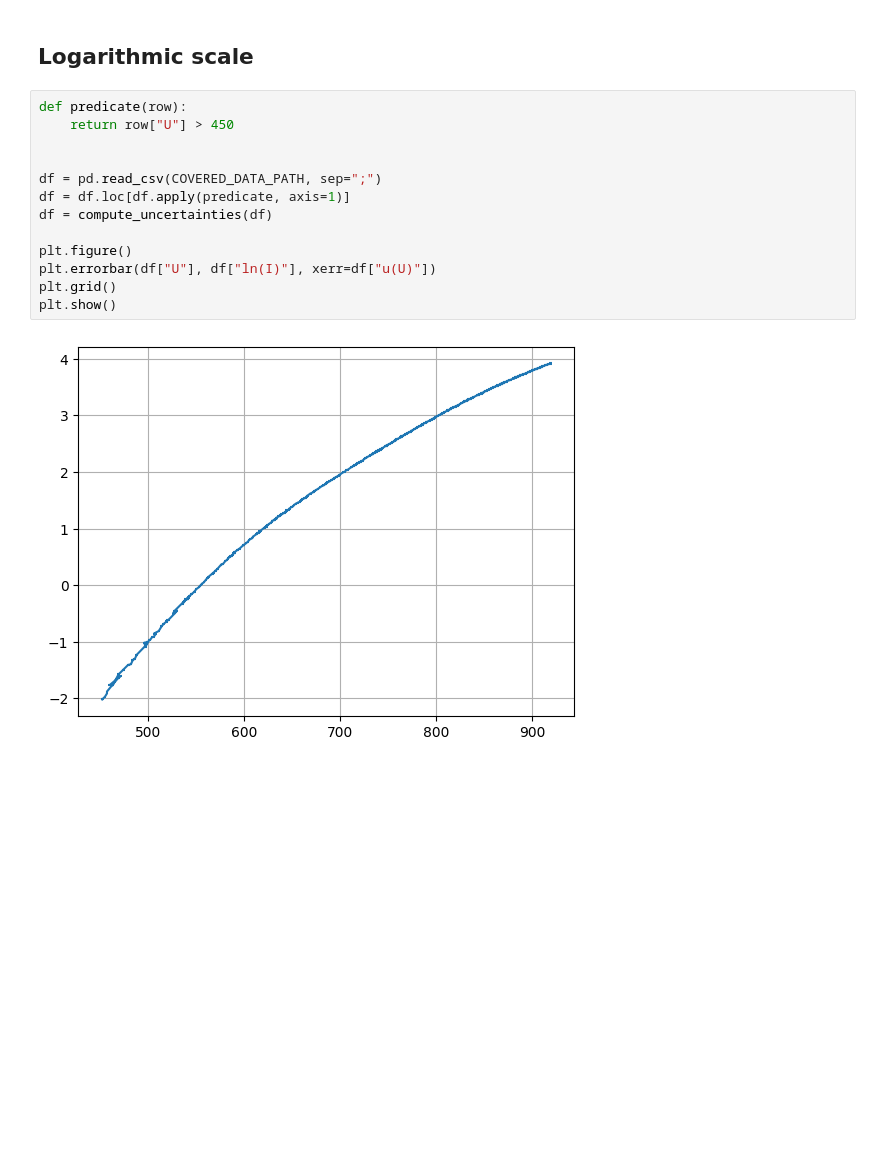
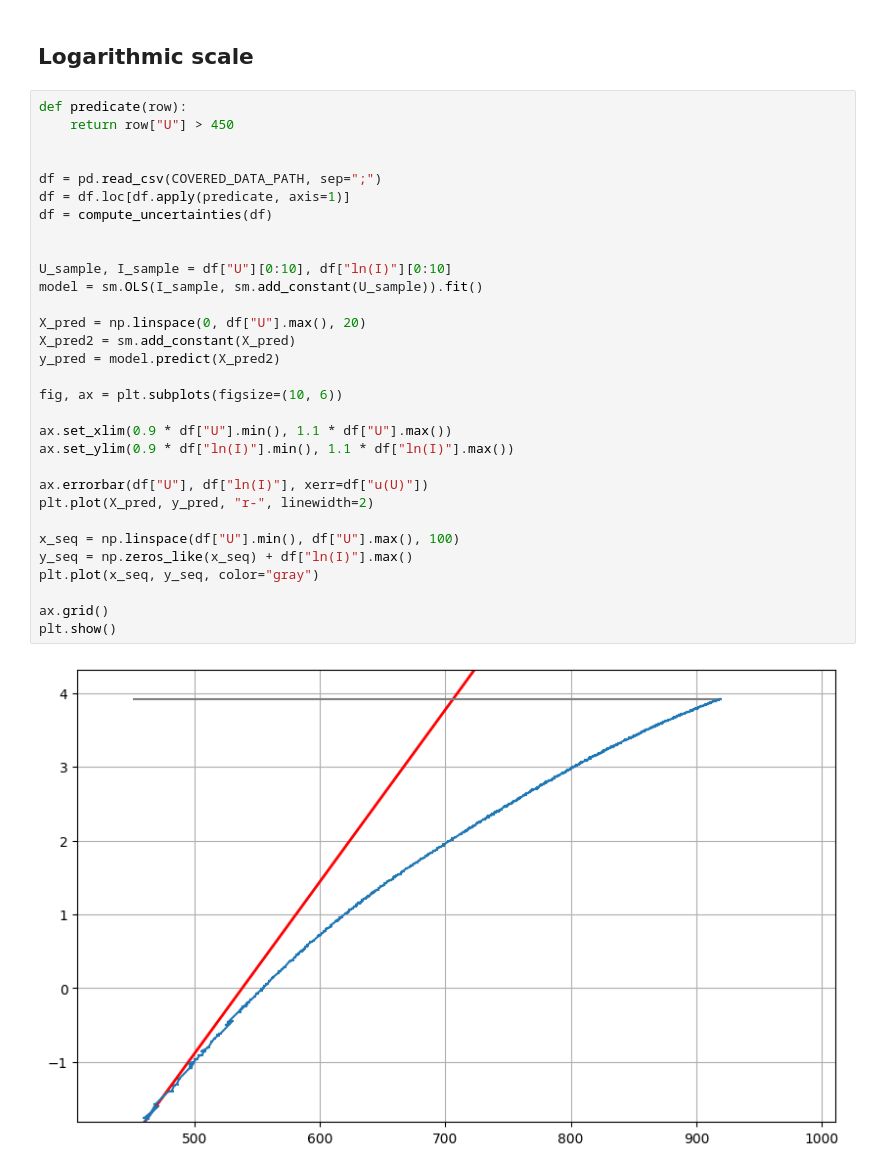
Before and after one commit to ikrzywda/air-cs, a Jupyter notebook: fizyka-3.3/photodiode/notebook.ipynb, the cells around one changed output. Drawn from its saved outputs; the diff is of its cells as text; blank space fills up the shorter version.

```diff
--- a/fizyka-3.3/photodiode/notebook.ipynb
+++ b/fizyka-3.3/photodiode/notebook.ipynb
@@ -102,17 +125,35 @@ plt.errorbar(df["U"], df["I"], xerr=df["u(U)"], yerr=df["u(I)"], fmt="o")
 # %% [markdown]
 ## Logarithmic scale
-# %%
-def predicate(row):
-    return row["U"] > 450
-
-
-df = pd.read_csv(COVERED_DATA_PATH, sep=";")
-df = df.loc[df.apply(predicate, axis=1)]
-df = compute_uncertainties(df)
-
-plt.figure()
-plt.errorbar(df["U"], df["ln(I)"], xerr=df["u(U)"])
-plt.grid()
-plt.show()
-# %% [output]
-[figure, removed]
+# %%
+def predicate(row):
+    return row["U"] > 450
+
+
+df = pd.read_csv(COVERED_DATA_PATH, sep=";")
+df = df.loc[df.apply(predicate, axis=1)]
+df = compute_uncertainties(df)
+
+
+U_sample, I_sample = df["U"][0:10], df["ln(I)"][0:10]
+model = sm.OLS(I_sample, sm.add_constant(U_sample)).fit()
+
+X_pred = np.linspace(0, df["U"].max(), 20)
+X_pred2 = sm.add_constant(X_pred)
+y_pred = model.predict(X_pred2)
+
+fig, ax = plt.subplots(figsize=(10, 6))
+
+ax.set_xlim(0.9 * df["U"].min(), 1.1 * df["U"].max())
+ax.set_ylim(0.9 * df["ln(I)"].min(), 1.1 * df["ln(I)"].max())
+
+ax.errorbar(df["U"], df["ln(I)"], xerr=df["u(U)"])
+plt.plot(X_pred, y_pred, "r-", linewidth=2)
+
+x_seq = np.linspace(df["U"].min(), df["U"].max(), 100)
+y_seq = np.zeros_like(x_seq) + df["ln(I)"].max()
+plt.plot(x_seq, y_seq, color="gray")
+
+ax.grid()
+plt.show()
+# %% [output]
+[figure, added]
```
Also changed, not shown: parts of 5 cells of this notebook, 5 other files.
